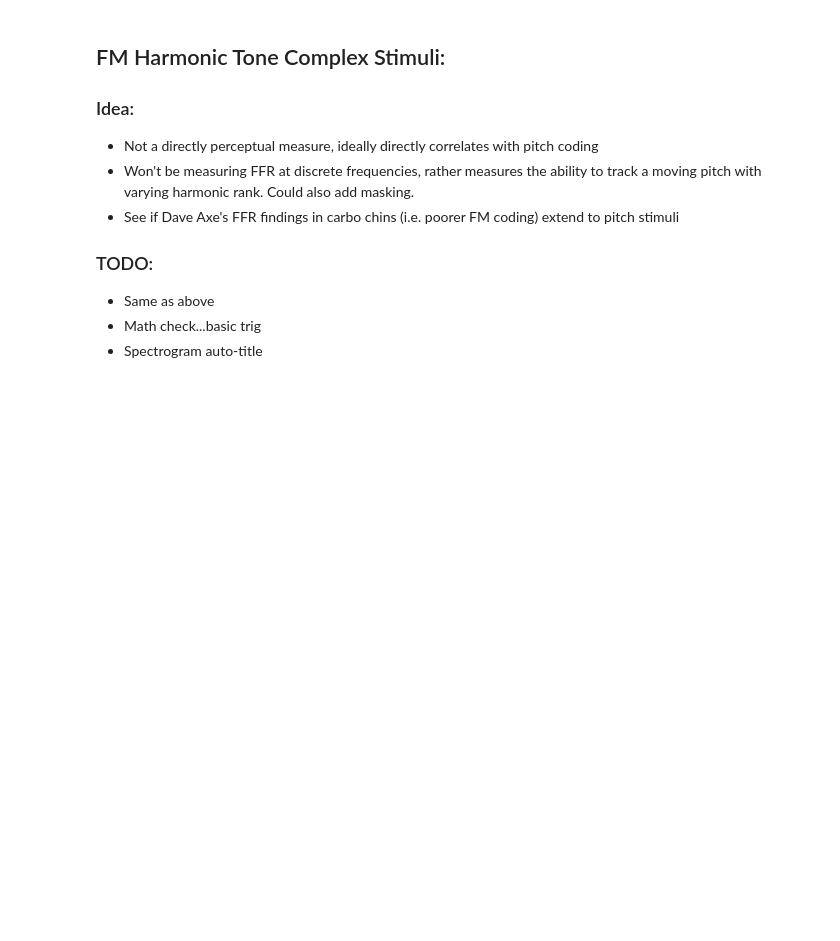
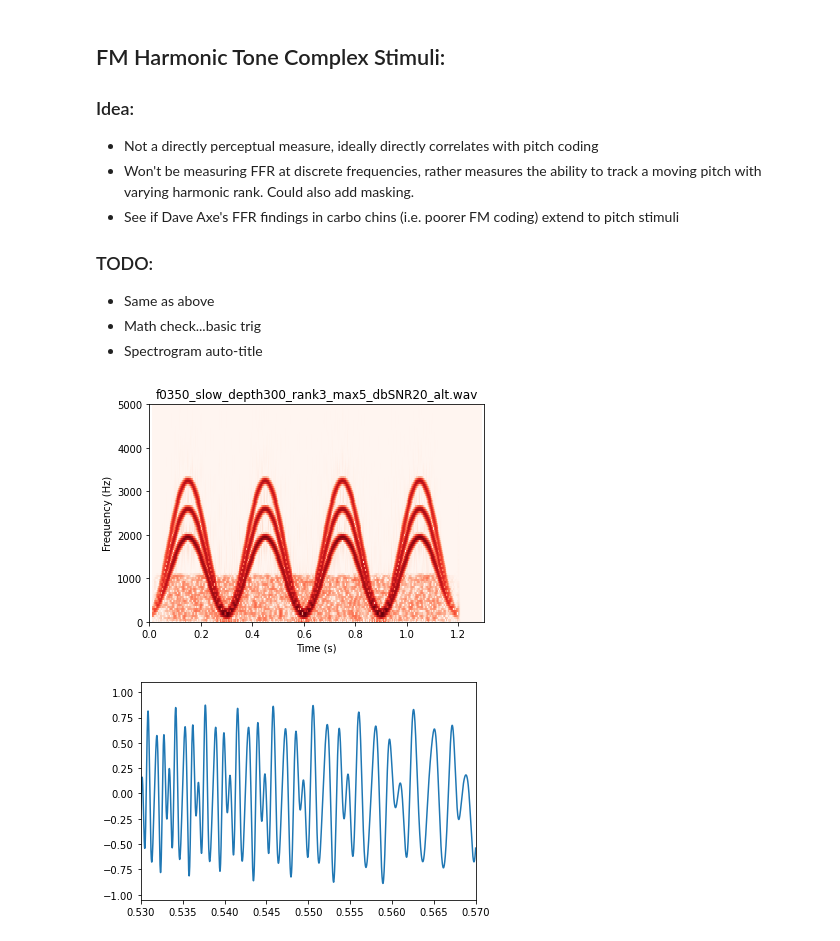
Before and after one commit to sivaprakasaman/Python_Coding_Toolbox, a Jupyter notebook: signal_processing/pitch/Pitch_Stimuli_Scratch.ipynb, the cells around one changed output. Cells and saved outputs as stored; diff of their text form; code cells hidden in the pictures; blank space fills up the shorter version.

```diff
--- a/signal_processing/pitch/Pitch_Stimuli_Scratch.ipynb
+++ b/signal_processing/pitch/Pitch_Stimuli_Scratch.ipynb
@@ -241,38 +244,41 @@ os.chdir(orig);
 # %%
 %matplotlib inline
 
-F0 = 500;
+F0 = 350;
 a_mod = 300;
 rate_mod = 1/.3;
 speed = 'slow';
-harm_rank = 1;
+harm_rank = 3;
 tot_harm = 5;
 fs = round(50e6/1024);
 dur_sec = 1.2;
 atten = 1;
 SNR_db = 20;
 offset = 100e-3;
 phs = 'alt';
 
 noise_atten = 1/(db2mag(SNR_db)*atten);
 signal2, time2 = hfm(F0 = F0, atten = atten, tot_harm = tot_harm, phase = phs,
                      a_mod = a_mod, harm_rank = harm_rank, fs = fs,
                      rate_mod = rate_mod, dur_sec = dur_sec, ramp_dur = 0.2,
                      noise_on = True, noise_atten = noise_atten, noise_cutoff = 3*F0)
 
 pause = np.zeros(round(offset*fs));
 sig2 = np.concatenate([signal2,pause]);
 time = np.arange(0,len(sig2)/fs,1/fs);
 
 fname = 'f0' + str(F0) + '_' + speed + '_depth' + str(a_mod) + '_rank' + str(harm_rank) + '_max' + str(tot_harm) + '_dbSNR' + str(SNR_db) + '_' + phs + '.wav';
 get_spect(sig2, fs, DR = 200, BW = 200, xlim = [0,1.3], ylim = [0,5e3],
            colormap = 'Reds', title = fname);
 
 
 sig2 = sig2/max(abs(sig2));
 plt.figure()
 plt.plot(time,sig2)
 plt.xlim([.53,.57])
 
 sound(sig2,fs,fname = fname, savefile = 1)
 #ipd.Audio(sig2, rate = fs)
+# %% [output]
+[figure, added]
+[figure, added]
```
Also changed, not shown: parts of 1 cell of this notebook, 11 other files.
